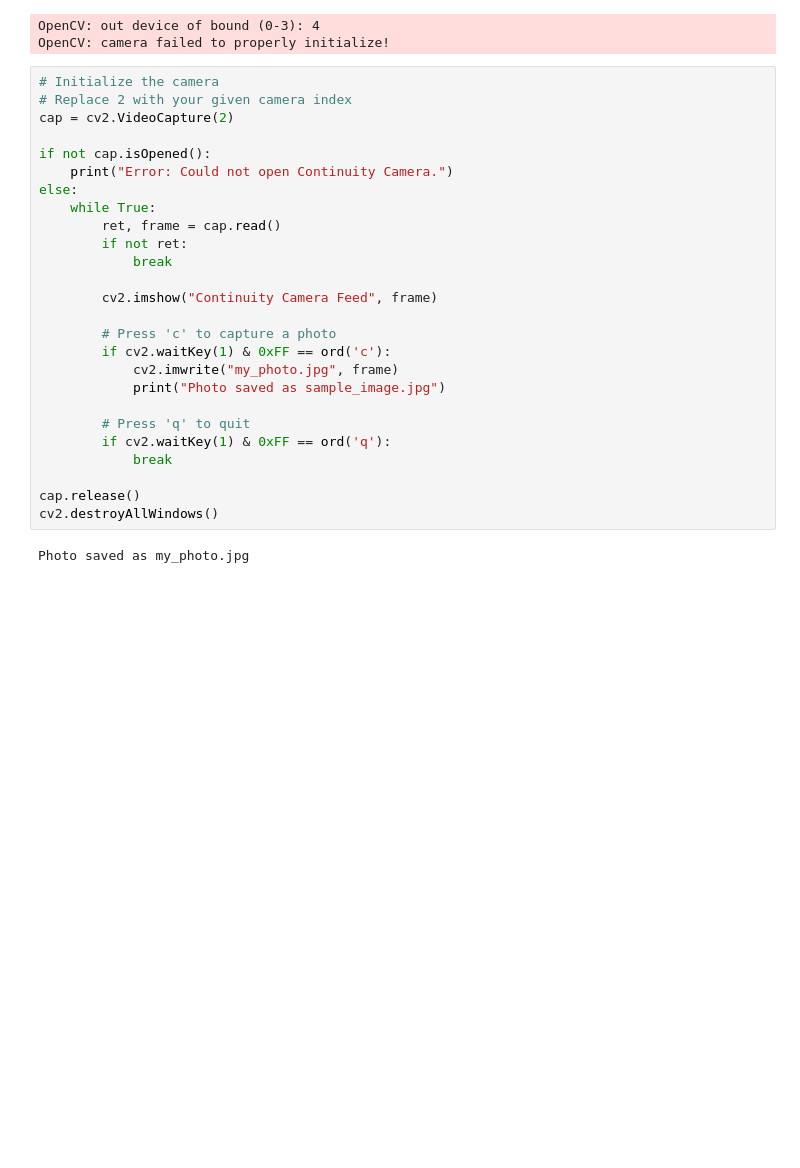
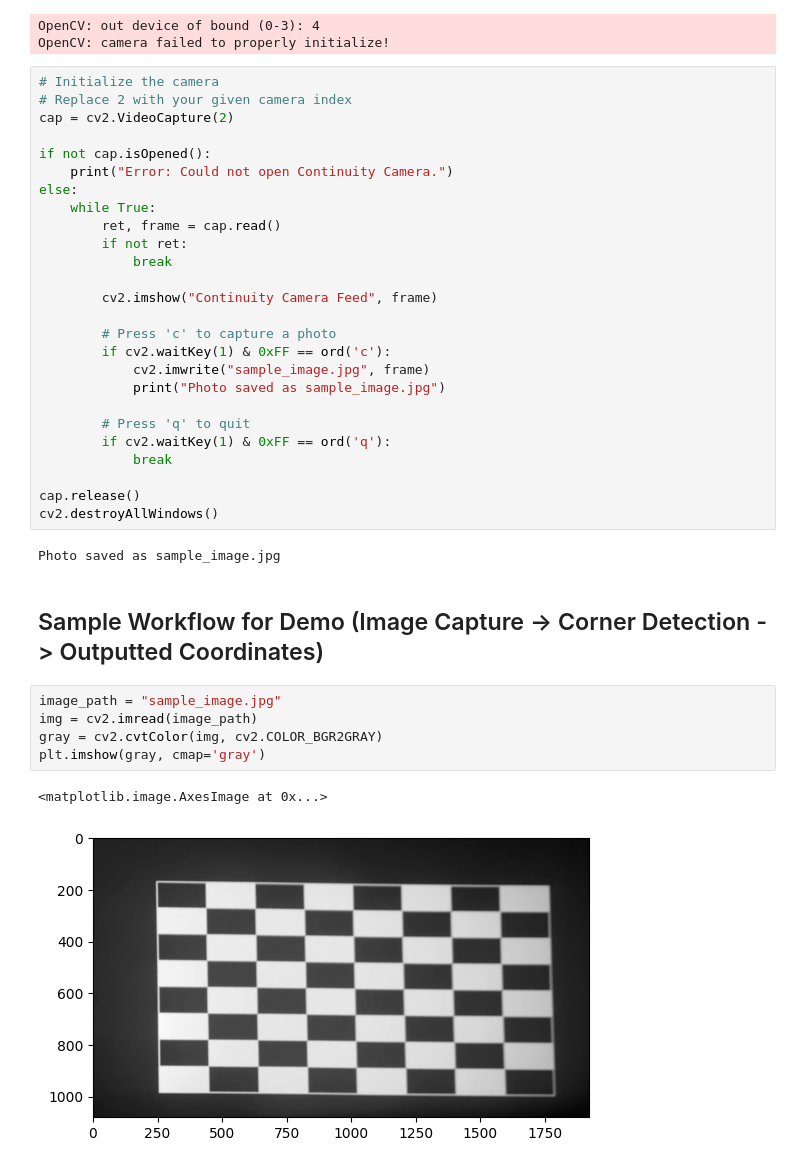
Before and after one commit to jsreed2003/TI-Image-Processing, a Jupyter notebook: keystone_correction/keystone_correction_camera_test.ipynb, the cells around one changed output. Saved outputs shown, nothing was run; the diff lists cells and outputs as text; blank space fills up the shorter version.

```diff
--- a/keystone_correction/keystone_correction_camera_test.ipynb
+++ b/keystone_correction/keystone_correction_camera_test.ipynb
@@ -36,7 +38,7 @@ else:
 
         # Press 'c' to capture a photo
         if cv2.waitKey(1) & 0xFF == ord('c'):
-            cv2.imwrite("my_photo.jpg", frame)
+            cv2.imwrite("sample_image.jpg", frame)
             print("Photo saved as sample_image.jpg")
 
         # Press 'q' to quit
@@ -46,4 +48,14 @@ else:
 cap.release()
 cv2.destroyAllWindows()
 # %% [output]
-Photo saved as my_photo.jpg
+Photo saved as sample_image.jpg
+# %% [markdown]
+## Sample Workflow for Demo (Image Capture -> Corner Detection -> Outputted Coordinates)
+# %%
+image_path = "sample_image.jpg"
+img = cv2.imread(image_path)
+gray = cv2.cvtColor(img, cv2.COLOR_BGR2GRAY)
+plt.imshow(gray, cmap='gray')
+# %% [output]
+<matplotlib.image.AxesImage at 0x...>
+[figure, added]
```
Also changed, not shown: parts of 5 cells of this notebook, 1 other file.
